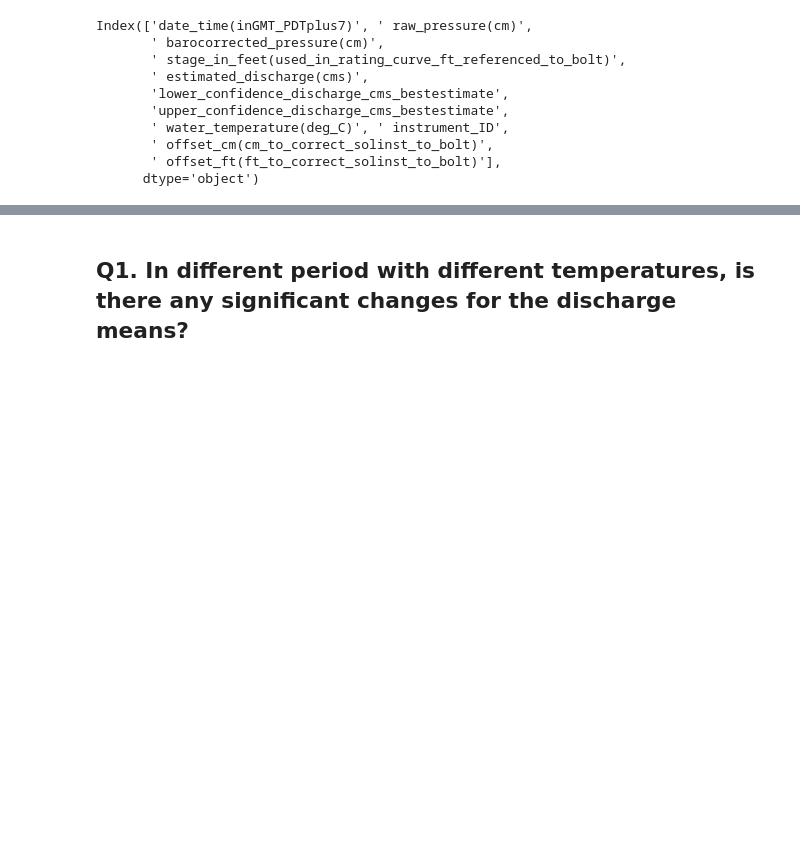
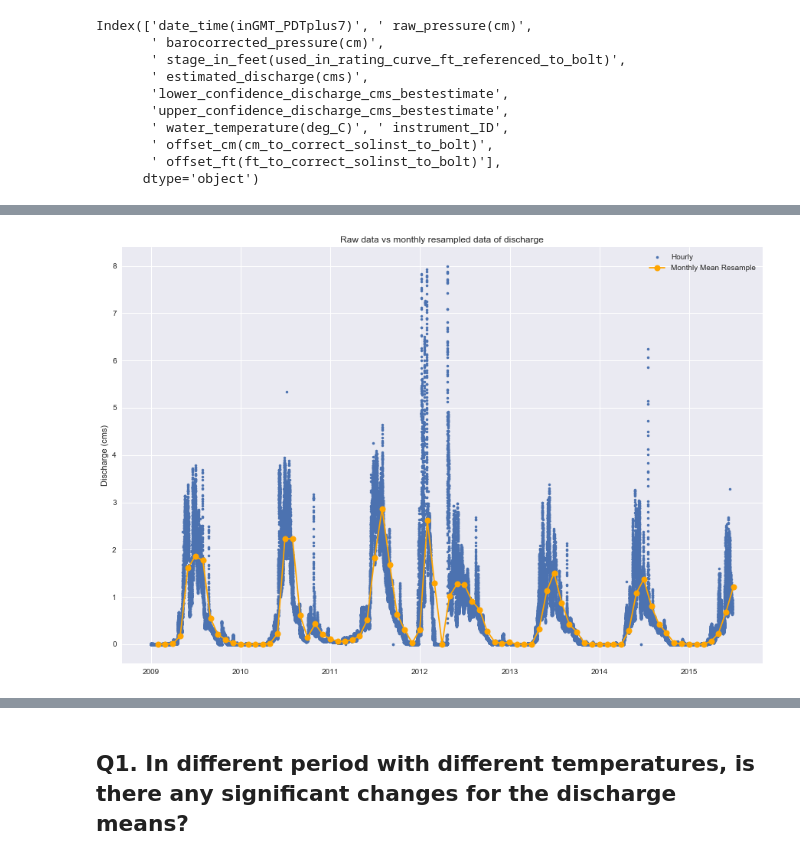
Before and after one commit to AzusaSayuri/UW-Data-analysis, a Jupyter notebook: HW7/Assignment7-XiminHu.ipynb, the cells around one changed output, grey strips where cells are left out. Cells and saved outputs as stored; diff of their text form; code cells hidden in the pictures; blank space fills up the shorter version.

```diff
--- a/HW7/Assignment7-XiminHu.ipynb
+++ b/HW7/Assignment7-XiminHu.ipynb
@@ -187,0 +185,2 @@ Name:  estimated_discharge(cms), Length: 146, dtype: float64
+# %%
+df_c=df_c.set_index('date_time(inGMT_PDTplus7)')
@@ -187,0 +214,15 @@ Name:  estimated_discharge(cms), Length: 146, dtype: float64
+# %%
+#downsampling
+discharge=df_c[ ' estimated_discharge(cms)'].resample('M').mean()
+#pressure=df_c[ ' barocorrected_pressure(cm)'].resample('M',kind='period').mean()
+offset=df_c[' offset_cm(cm_to_correct_solinst_to_bolt)'].resample('M').mean()
+tmean=df_c[' water_temperature(deg_C)'].resample('M').mean()
+tmin=df_c[' water_temperature(deg_C)'].resample('M').min()
+tmax=df_c[' water_temperature(deg_C)'].resample('M').max()
+# %%
+df_month=pd.DataFrame(discharge)
+df_month['offset']=offset
+df_month['tmean']=tmean
+df_month['tmin']=tmin
+df_month['tmax']=tmax
+df_month.columns=['discharge','offset','tmean','tmin','tmax']
@@ -187,0 +240,11 @@ Name:  estimated_discharge(cms), Length: 146, dtype: float64
+# %%
+fig, ax = plt.subplots(figsize=(15,10))
+ax.plot(df_c.loc[:,  ' estimated_discharge(cms)'],
+marker='.', linestyle='None', linewidth=0.5, label='Hourly')
+ax.plot(df_month.loc[:, 'discharge'],
+marker='o', markersize=8, linestyle='-',color='orange', label='Monthly Mean Resample')
+ax.set_ylabel('Discharge (cms)')
+plt.title('Raw data vs monthly resampled data of discharge')
+ax.legend();
+# %% [output]
+[figure, added]
```
Also changed, not shown: parts of 10 cells of this notebook.
